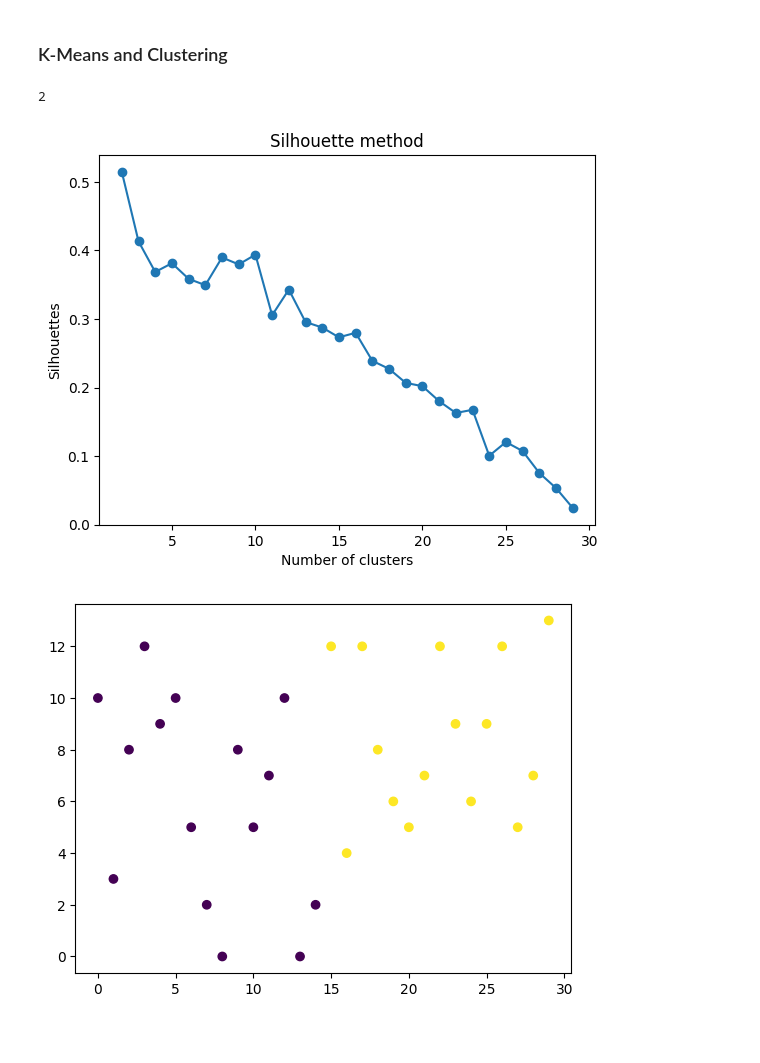
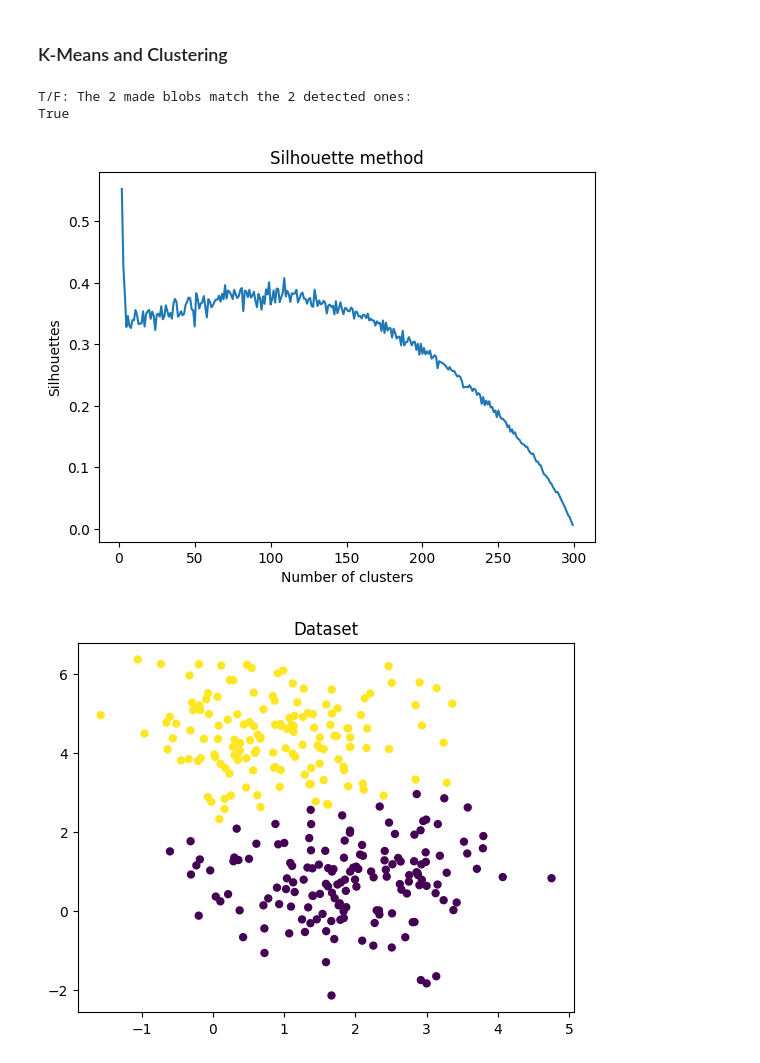
Before and after one commit to IndigoTeddy13/LearningTheBasicsOfML, a Jupyter notebook: mlApp.ipynb, the cells around one changed output. Saved outputs shown, nothing was run; the diff lists cells and outputs as text; code cells hidden in the pictures; blank space fills up the shorter version.

```diff
--- a/mlApp.ipynb
+++ b/mlApp.ipynb
@@ -335,11 +335,28 @@ from sklearn.cluster import KMeans
 from sklearn.datasets import make_blobs
 from sklearn.metrics import silhouette_score
+# %%
+# Configure random cluster data for later use
+# Parameters
+myNumOfSamples:int = 300 # Number of (x, y)-coordinates
+myBlobCount:int = 2 # Number of clusters
+
+# Generate random blobs
+blobPoints, blobLables = make_blobs(
+    n_samples = myNumOfSamples, # Number of points goes here
+    centers = myBlobCount, # Number of blobs goes here
+    n_features = 2, # 2D Arrays for 2D coordinates
+    random_state = 0
+    # blobPoints is (X, Y) pairs
+    # blobLabels is the cluster labels (0 to length - 1)
+)
 # %% [markdown]
 ### K-Means and Clustering
 # %%
 # Use K-Means to produce the optimal number of clusters
-newX:npt.NDArray[np.int64] = np.array([x for x in range(0, 30)])
-newY:npt.NDArray[np.int64] = np.random.randint(0, 15, 30)
+# Grab the 0th index of each array in the 2D matrix for the x-values
+newX:npt.NDArray[np.floating] = np.array(blobPoints[:, 0])
+# Grab the 1st index of each array in the 2D matrix for the y-values
+newY:npt.NDArray[np.floating] = np.array(blobPoints[:, 1])
 
 # Find the number of clusters via K-Means
 def kMeansPlot(xIn:npt.NDArray, yIn:npt.NDArray):
@@ -355,36 +372,41 @@ def kMeansPlot(xIn:npt.NDArray, yIn:npt.NDArray):
         kmeans:KMeans = KMeans(n_clusters = k).fit(data) # Assume K clusters for the loop
         labels = kmeans.labels_
         silhouettes.append(silhouette_score(data, labels, metric="euclidean"))
 
     # Calculate the max silhouette for the optimial k-value
     findOptimalK:list[tuple[int]] = list(zip(myRange, silhouettes))
     # Primarily sort in descending order by the 2nd value first
     # Then secondarily sort in ascending order by ascending order of the 1st value
     # Finally retrieve the 1st element of the 1st sorted tuple
     optK:int = sorted(findOptimalK, key = lambda x:(-x[1], x[0]))[0][0]
-    print(optK)
+    print(
+        f"T/F: The {myBlobCount} made blobs match the {optK} detected ones:\n"
+        + f"{myBlobCount==optK}"
+    )
 
     # Plot the silhouettes to show the optimal k-means (max silhouette height)
     plt.figure()
-    plt.plot(myRange, silhouettes, marker='o')
+    plt.plot(myRange, silhouettes)
     plt.title('Silhouette method')
     plt.xlabel('Number of clusters')
     plt.ylabel('Silhouettes')
     plt.show()
 
     # Now we know the optimal k-value, perform K-means with that number of clusters
     kMeansReal = KMeans(n_clusters = optK)
     kMeansReal.fit(data)
 
     # Return the labels that indicate which points belong to which clusters
     return kMeansReal.labels_
 
 # Plot the clusters for the provided data
 myClusters:np.ndarray = kMeansPlot(newX, newY)
 plt.figure()
-plt.scatter(newX, newY, c=myClusters)
+plt.scatter(newX, newY, c=myClusters, s=25) # "s" controls "size" of markers
+plt.title("Dataset")
 plt.show()
 # %% [output]
-2
+T/F: The 2 made blobs match the 2 detected ones:
+True
-[figure, old version]
+[figure, new version]
-[figure, old version]
+[figure, new version]
```
Also changed, not shown: parts of 7 cells of this notebook.
